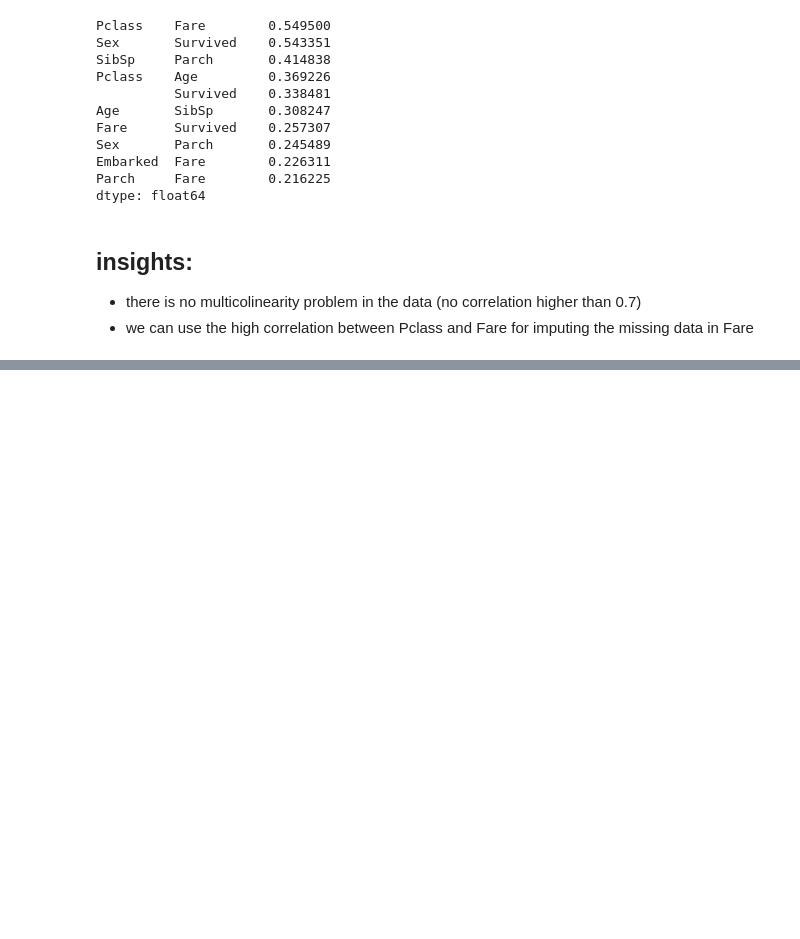
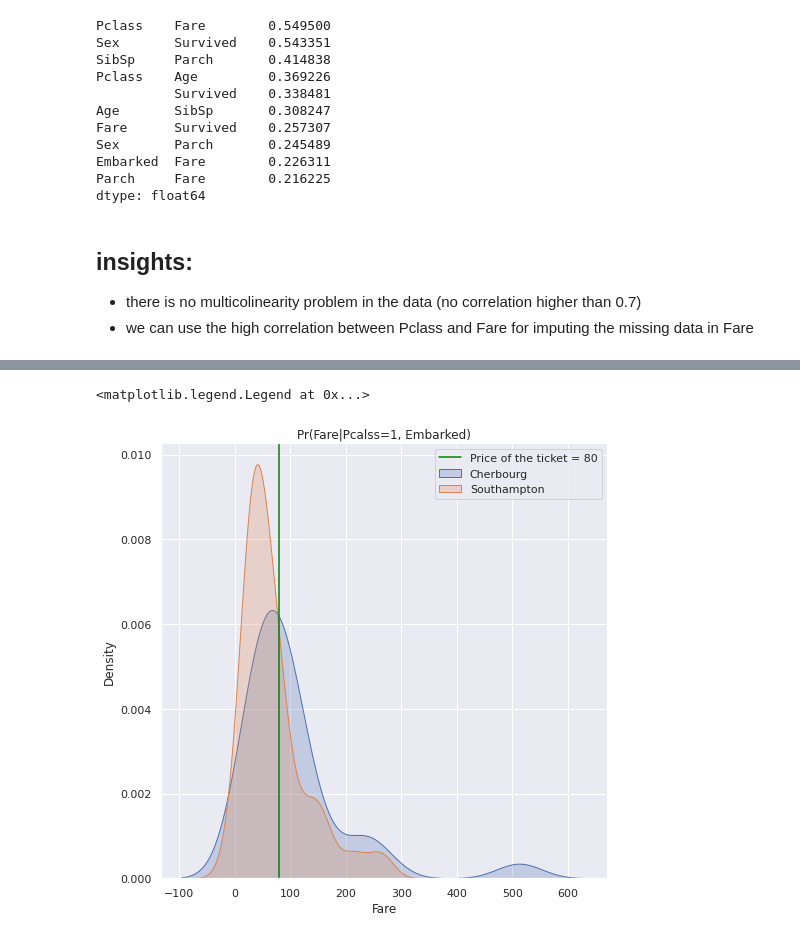
Before and after one commit to NirLalum/Titanic-ML-From-Disaster, a Jupyter notebook: Titanic.ipynb, the cells around one changed output, grey strips where cells are left out. Drawn from its saved outputs; the diff is of its cells as text; code cells hidden in the pictures; blank space fills up the shorter version.

```diff
--- a/Titanic.ipynb
+++ b/Titanic.ipynb
@@ -308,0 +412,14 @@ dtype: float64
+# %%
+
+embarked_groups = class_groups.get_group(1).groupby(['Embarked'])
+
+fig = plt.figure(figsize=(8, 8))
+ax = fig.add_subplot(1,1,1)
+sns.kdeplot(data=embarked_groups.get_group('C'), x='Fare', fill=True, ax=ax, label='Cherbourg')
+sns.kdeplot(data=embarked_groups.get_group('S'), x='Fare', fill=True, ax=ax, label='Southampton' )
+ax.axvline(x=80.0, color='green', label='Price of the ticket = 80')
+ax.set_title('Pr(Fare|Pcalss=1, Embarked)')
+ax.legend()
+# %% [output]
+<matplotlib.legend.Legend at 0x...>
+[figure, added]
```
Also changed, not shown: parts of 20 cells of this notebook.
